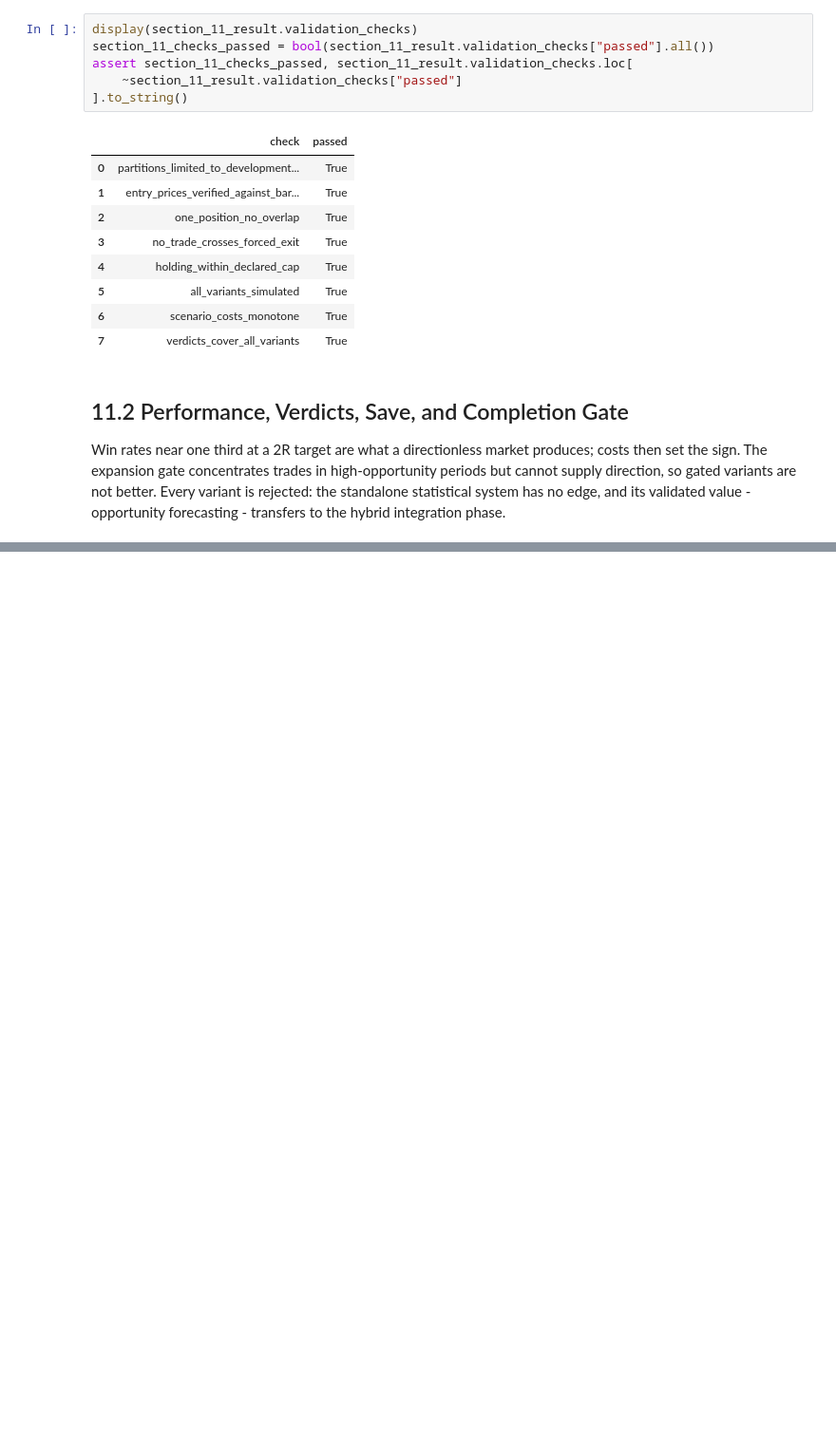
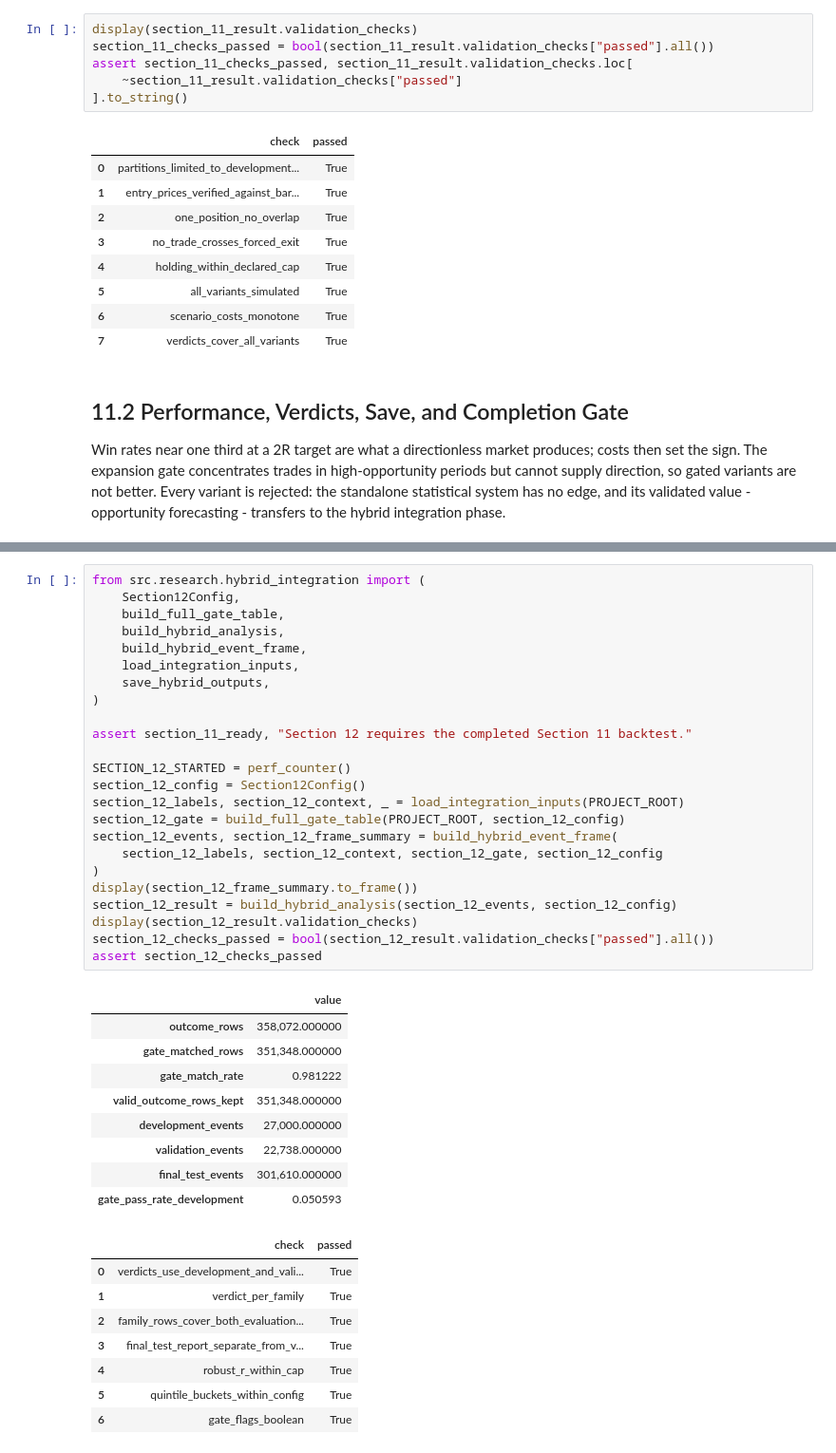
Before and after one commit to Abond1234/GC-1m-OHLCV-QUANTITATIVE-ANALYSIS, a Jupyter notebook: notebooks/exploration/statistical_feature_research.ipynb, the cells around one changed output, grey strips where cells are left out. Shown at 95% size. Cells and saved outputs as stored; diff of their text form; blank space fills up the shorter version.

```diff
--- a/notebooks/exploration/statistical_feature_research.ipynb
+++ b/notebooks/exploration/statistical_feature_research.ipynb
@@ -4323,0 +4330,42 @@ SECTION 11 STATUS: READY
+# %%
+from src.research.hybrid_integration import (
+    Section12Config,
+    build_full_gate_table,
+    build_hybrid_analysis,
+    build_hybrid_event_frame,
+    load_integration_inputs,
+    save_hybrid_outputs,
+)
+
+assert section_11_ready, "Section 12 requires the completed Section 11 backtest."
+
+SECTION_12_STARTED = perf_counter()
+section_12_config = Section12Config()
+section_12_labels, section_12_context, _ = load_integration_inputs(PROJECT_ROOT)
+section_12_gate = build_full_gate_table(PROJECT_ROOT, section_12_config)
+section_12_events, section_12_frame_summary = build_hybrid_event_frame(
+    section_12_labels, section_12_context, section_12_gate, section_12_config
+)
+display(section_12_frame_summary.to_frame())
+section_12_result = build_hybrid_analysis(section_12_events, section_12_config)
+display(section_12_result.validation_checks)
+section_12_checks_passed = bool(section_12_result.validation_checks["passed"].all())
+assert section_12_checks_passed
+# %% [output]
+|  | value |
+| outcome_rows | 358,072.000000 |
+| gate_matched_rows | 351,348.000000 |
+| gate_match_rate | 0.981222 |
+| valid_outcome_rows_kept | 351,348.000000 |
+| development_events | 27,000.000000 |
+| validation_events | 22,738.000000 |
+| final_test_events | 301,610.000000 |
+| gate_pass_rate_development | 0.050593 |
+|  | check | passed |
+| 0 | verdicts_use_development_and_vali... | True |
+| 1 | verdict_per_family | True |
+| 2 | family_rows_cover_both_evaluation... | True |
+| 3 | final_test_report_separate_from_v... | True |
+| 4 | robust_r_within_cap | True |
+| 5 | quintile_buckets_within_config | True |
+| 6 | gate_flags_boolean | True |
```
Also changed, not shown: parts of 15 cells of this notebook, 6 other files.
